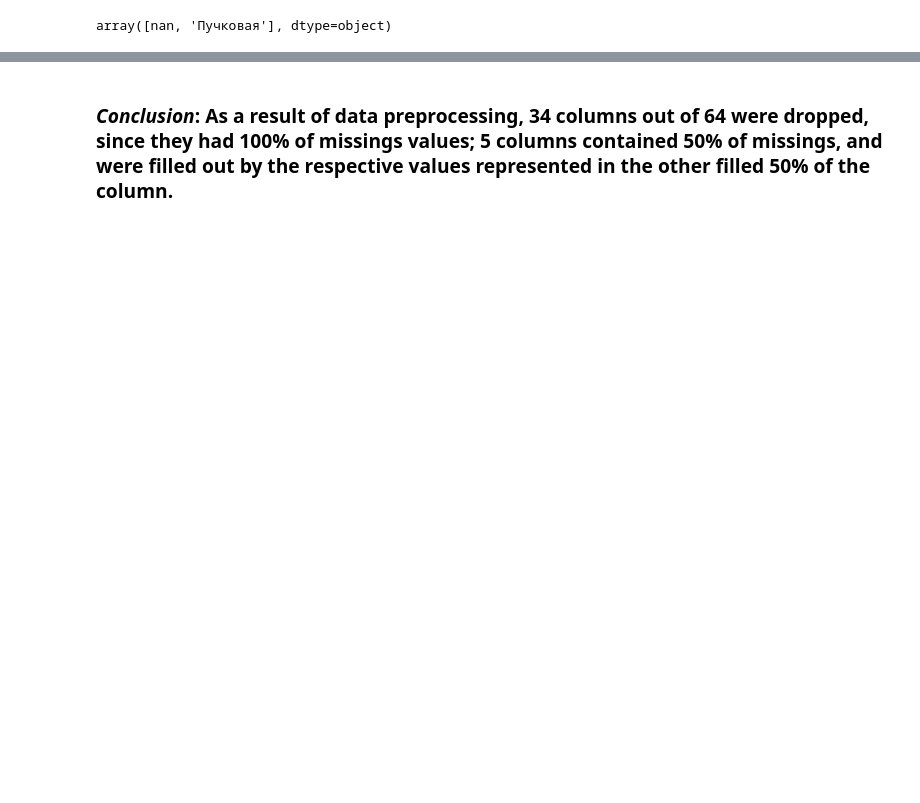
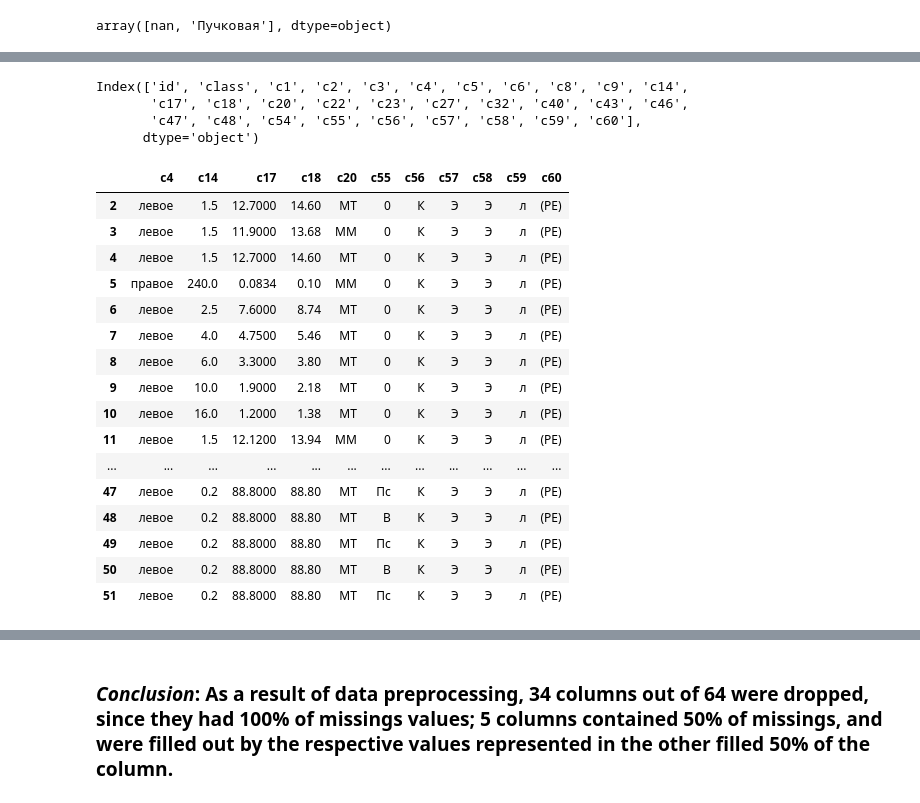
Before and after one commit to ybezginova2016/UL_01_HierarchicalClustering, a Jupyter notebook: main_clustering.ipynb, the cells around one changed output, grey strips where cells are left out. Drawn from its saved outputs; the diff is of its cells as text; code cells hidden in the pictures; blank space fills up the shorter version.

```diff
--- a/main_clustering.ipynb
+++ b/main_clustering.ipynb
@@ -549,0 +709,27 @@ data_copy.head(30)
+# %%
+data_copy.columns
+# %% [output]
+Index(['id', 'class', 'c1', 'c2', 'c3', 'c4', 'c5', 'c6', 'c8', 'c9', 'c14',
+       'c17', 'c18', 'c20', 'c22', 'c23', 'c27', 'c32', 'c40', 'c43', 'c46',
+       'c47', 'c48', 'c54', 'c55', 'c56', 'c57', 'c58', 'c59', 'c60'],
+      dtype='object')
+# %%
+data_copy[['c4', 'c14', 'c17', 'c18', 'c20', 'c55', 'c56', 'c57', 'c58', 'c59', 'c60']].head(50)
+# %% [output]
+|  | c4 | c14 | c17 | c18 | c20 | c55 | c56 | c57 | c58 | c59 | c60 |
+| 2 | левое | 1.5 | 12.7000 | 14.60 | МТ | 0 | К | Э | Э | л | (РЕ) |
+| 3 | левое | 1.5 | 11.9000 | 13.68 | ММ | 0 | К | Э | Э | л | (РЕ) |
+| 4 | левое | 1.5 | 12.7000 | 14.60 | МТ | 0 | К | Э | Э | л | (РЕ) |
+| 5 | правое | 240.0 | 0.0834 | 0.10 | ММ | 0 | К | Э | Э | л | (РЕ) |
+| 6 | левое | 2.5 | 7.6000 | 8.74 | МТ | 0 | К | Э | Э | л | (РЕ) |
+| 7 | левое | 4.0 | 4.7500 | 5.46 | МТ | 0 | К | Э | Э | л | (РЕ) |
+| 8 | левое | 6.0 | 3.3000 | 3.80 | МТ | 0 | К | Э | Э | л | (РЕ) |
+| 9 | левое | 10.0 | 1.9000 | 2.18 | МТ | 0 | К | Э | Э | л | (РЕ) |
+| 10 | левое | 16.0 | 1.2000 | 1.38 | МТ | 0 | К | Э | Э | л | (РЕ) |
+| 11 | левое | 1.5 | 12.1200 | 13.94 | ММ | 0 | К | Э | Э | л | (РЕ) |
+| ... | ... | ... | ... | ... | ... | ... | ... | ... | ... | ... | ... |
+| 47 | левое | 0.2 | 88.8000 | 88.80 | МТ | Пс | К | Э | Э | л | (РЕ) |
+| 48 | левое | 0.2 | 88.8000 | 88.80 | МТ | В | К | Э | Э | л | (РЕ) |
+| 49 | левое | 0.2 | 88.8000 | 88.80 | МТ | Пс | К | Э | Э | л | (РЕ) |
+| 50 | левое | 0.2 | 88.8000 | 88.80 | МТ | В | К | Э | Э | л | (РЕ) |
+| 51 | левое | 0.2 | 88.8000 | 88.80 | МТ | Пс | К | Э | Э | л | (РЕ) |
```
Also changed, not shown: parts of 80 cells of this notebook, 1 other file.
